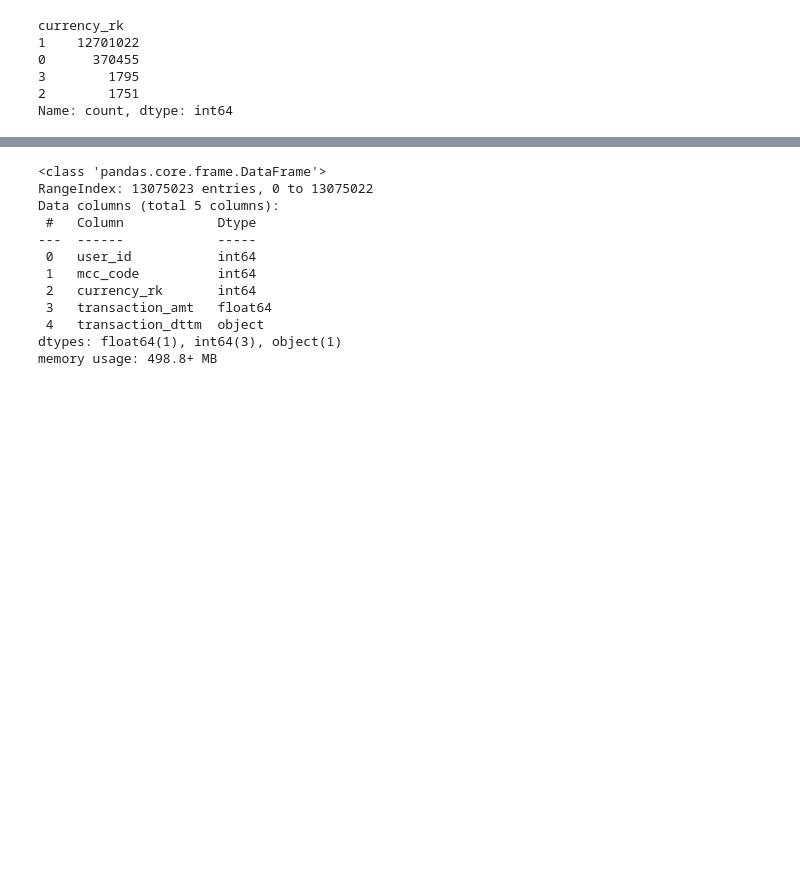
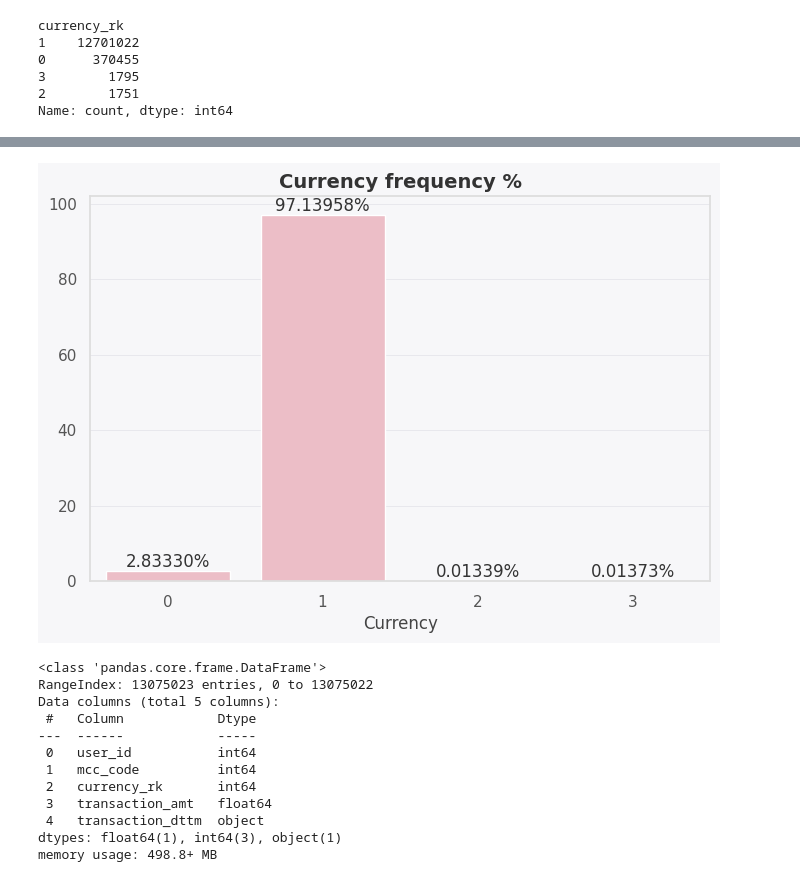
Before and after one commit to Lunalykaya/customer-churn-prediction, a Jupyter notebook: eda-churn.ipynb, the cells around one changed output, grey strips where cells are left out. Cells and saved outputs as stored; diff of their text form; code cells hidden in the pictures; blank space fills up the shorter version.

```diff
--- a/eda-churn.ipynb
+++ b/eda-churn.ipynb
@@ -1129,3 +1141,31 @@ Name: count, dtype: int64
+# %%
+plt.figure(figsize=(8, 5))
+
+values = transactions.currency_rk.value_counts(normalize=True).sort_index().values * 100
+categories = transactions.currency_rk.value_counts(normalize=True).sort_index().index
+
+ax = sns.barplot(
+    x=categories,
+    y=values
+)
+
+plt.title('Currency frequency %')
+plt.xlabel('Currency')
+
+# подписи над столбцами
+for i, v in enumerate(values):
+    ax.text(
+        i,
+        v,
+        f'{v:.5f}%',
+        ha='center',
+        va='bottom'
+    )
+
+plt.savefig('currency%.png', dpi=300, bbox_inches='tight')
+plt.show()
+# %% [output]
+[figure, added]
 # %%
 transactions.info()
 # %% [output]
```
Also changed, not shown: parts of 21 cells of this notebook.
